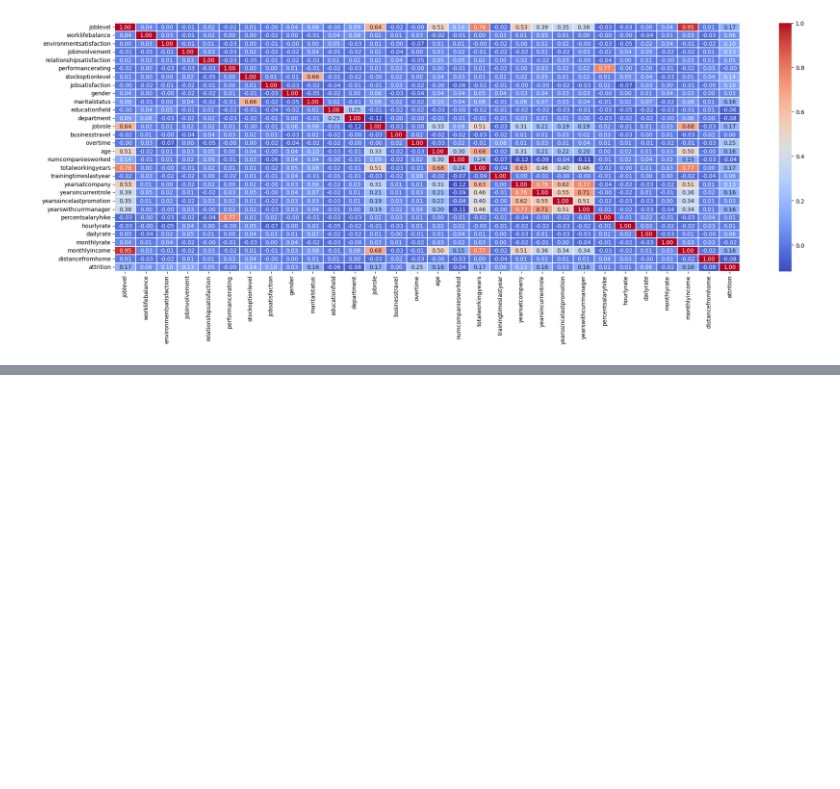
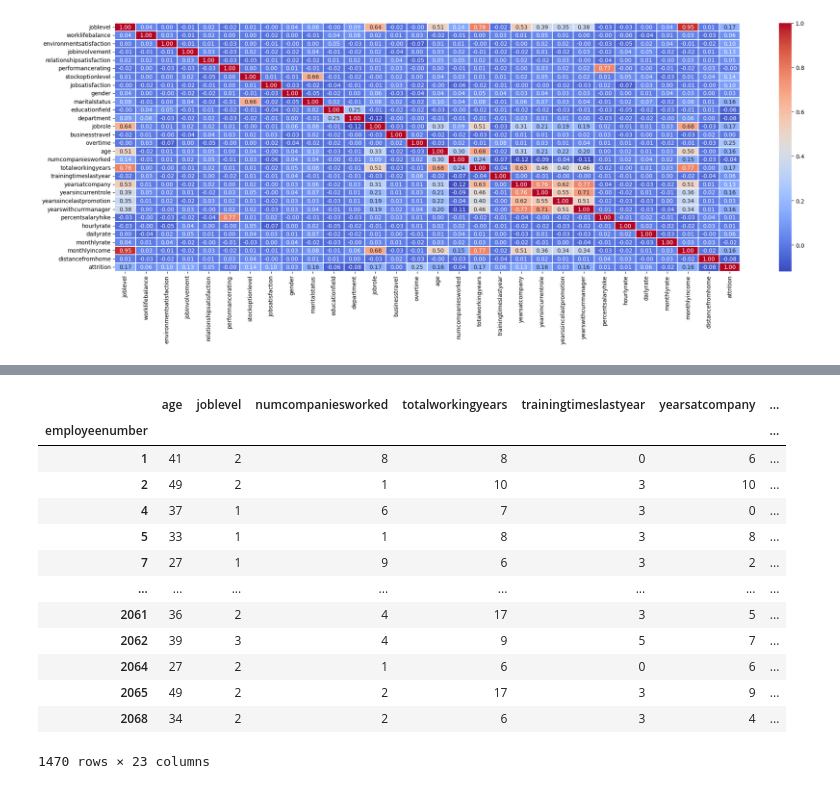
Before and after one commit to arun8nov/Employee_Attrition, a Jupyter notebook: try.ipynb, the cells around one changed output, grey strips where cells are left out. Drawn from its saved outputs; the diff is of its cells as text; code cells hidden in the pictures; blank space fills up the shorter version.

```diff
--- a/try.ipynb
+++ b/try.ipynb
@@ -379,0 +428,17 @@ plt.show()
+# %%
+df.select_dtypes(exclude='object')
+# %% [output]
+|  | age | joblevel | numcompaniesworked | totalworkingyears | trainingtimeslastyear | yearsatcompany | ... |
+| employeenumber |  |  |  |  |  |  | ... |
+| 1 | 41 | 2 | 8 | 8 | 0 | 6 | ... |
+| 2 | 49 | 2 | 1 | 10 | 3 | 10 | ... |
+| 4 | 37 | 1 | 6 | 7 | 3 | 0 | ... |
+| 5 | 33 | 1 | 1 | 8 | 3 | 8 | ... |
+| 7 | 27 | 1 | 9 | 6 | 3 | 2 | ... |
+| ... | ... | ... | ... | ... | ... | ... | ... |
+| 2061 | 36 | 2 | 4 | 17 | 3 | 5 | ... |
+| 2062 | 39 | 3 | 4 | 9 | 5 | 7 | ... |
+| 2064 | 27 | 2 | 1 | 6 | 0 | 6 | ... |
+| 2065 | 49 | 2 | 2 | 17 | 3 | 9 | ... |
+| 2068 | 34 | 2 | 2 | 6 | 3 | 4 | ... |
+1470 rows × 23 columns
```
Also changed, not shown: parts of 7 cells of this notebook, 4 other files.
